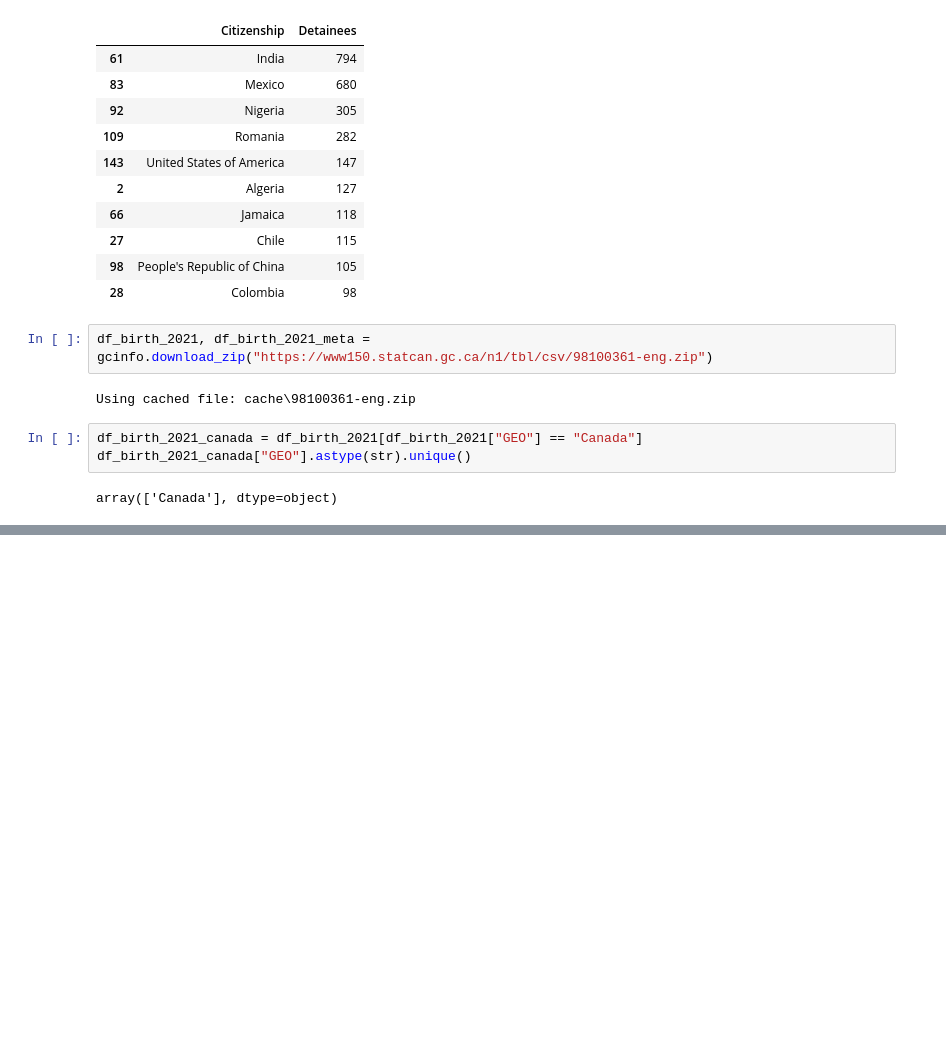
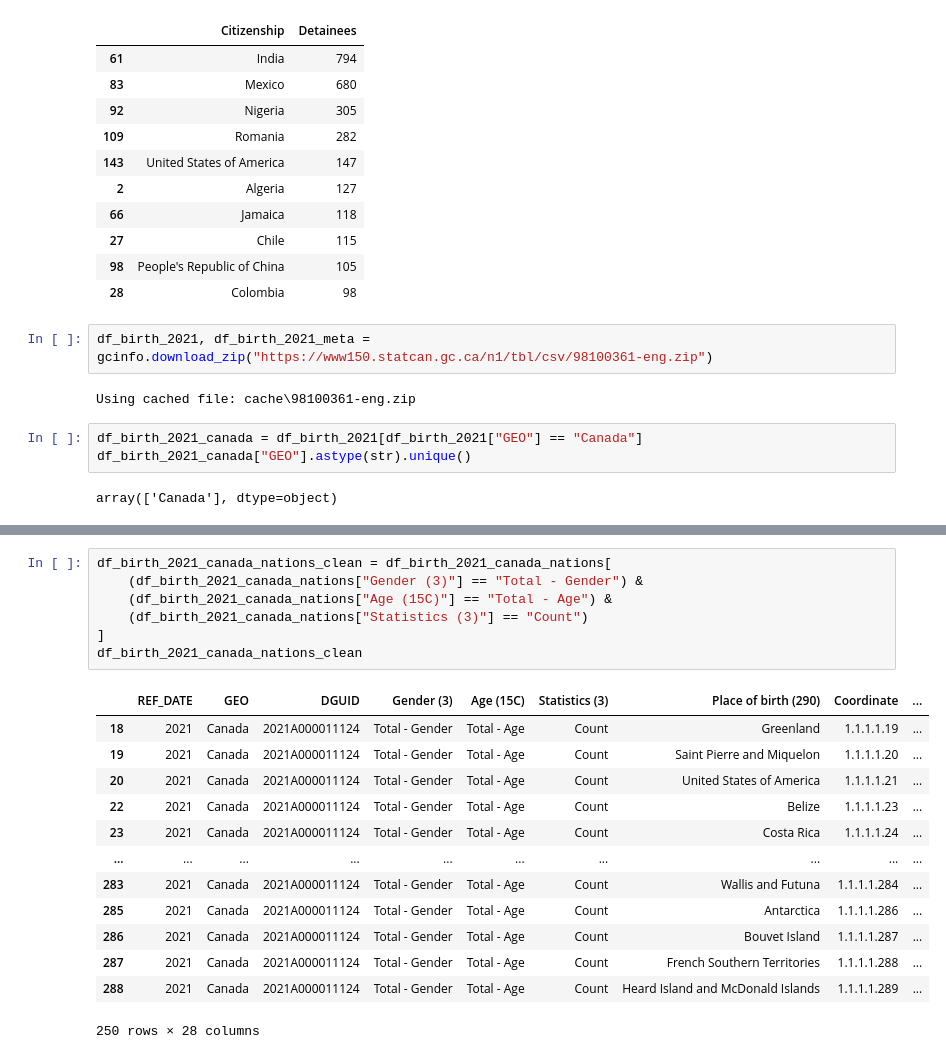
Before and after one commit to yrmo/gcinfo, a Jupyter notebook: detainees-by-country-of-citizenship-2024.ipynb, the cells around one changed output, grey strips where cells are left out. Saved outputs shown, nothing was run; the diff lists cells and outputs as text; blank space fills up the shorter version.

```diff
--- a/detainees-by-country-of-citizenship-2024.ipynb
+++ b/detainees-by-country-of-citizenship-2024.ipynb
@@ -205,0 +244,21 @@ array(['Canada'], dtype=object)
+# %%
+df_birth_2021_canada_nations_clean = df_birth_2021_canada_nations[
+    (df_birth_2021_canada_nations["Gender (3)"] == "Total - Gender") &
+    (df_birth_2021_canada_nations["Age (15C)"] == "Total - Age") &
+    (df_birth_2021_canada_nations["Statistics (3)"] == "Count")
+]
+df_birth_2021_canada_nations_clean
+# %% [output]
+|  | REF_DATE | GEO | DGUID | Gender (3) | Age (15C) | Statistics (3) | Place of birth (290) | Coordinate | ... |
+| 18 | 2021 | Canada | 2021A000011124 | Total - Gender | Total - Age | Count | Greenland | 1.1.1.1.19 | ... |
+| 19 | 2021 | Canada | 2021A000011124 | Total - Gender | Total - Age | Count | Saint Pierre and Miquelon | 1.1.1.1.20 | ... |
+| 20 | 2021 | Canada | 2021A000011124 | Total - Gender | Total - Age | Count | United States of America | 1.1.1.1.21 | ... |
+| 22 | 2021 | Canada | 2021A000011124 | Total - Gender | Total - Age | Count | Belize | 1.1.1.1.23 | ... |
+| 23 | 2021 | Canada | 2021A000011124 | Total - Gender | Total - Age | Count | Costa Rica | 1.1.1.1.24 | ... |
+| ... | ... | ... | ... | ... | ... | ... | ... | ... | ... |
+| 283 | 2021 | Canada | 2021A000011124 | Total - Gender | Total - Age | Count | Wallis and Futuna | 1.1.1.1.284 | ... |
+| 285 | 2021 | Canada | 2021A000011124 | Total - Gender | Total - Age | Count | Antarctica | 1.1.1.1.286 | ... |
+| 286 | 2021 | Canada | 2021A000011124 | Total - Gender | Total - Age | Count | Bouvet Island | 1.1.1.1.287 | ... |
+| 287 | 2021 | Canada | 2021A000011124 | Total - Gender | Total - Age | Count | French Southern Territories | 1.1.1.1.288 | ... |
+| 288 | 2021 | Canada | 2021A000011124 | Total - Gender | Total - Age | Count | Heard Island and McDonald Islands | 1.1.1.1.289 | ... |
+250 rows × 28 columns
```
Also changed, not shown: parts of 8 cells of this notebook.
